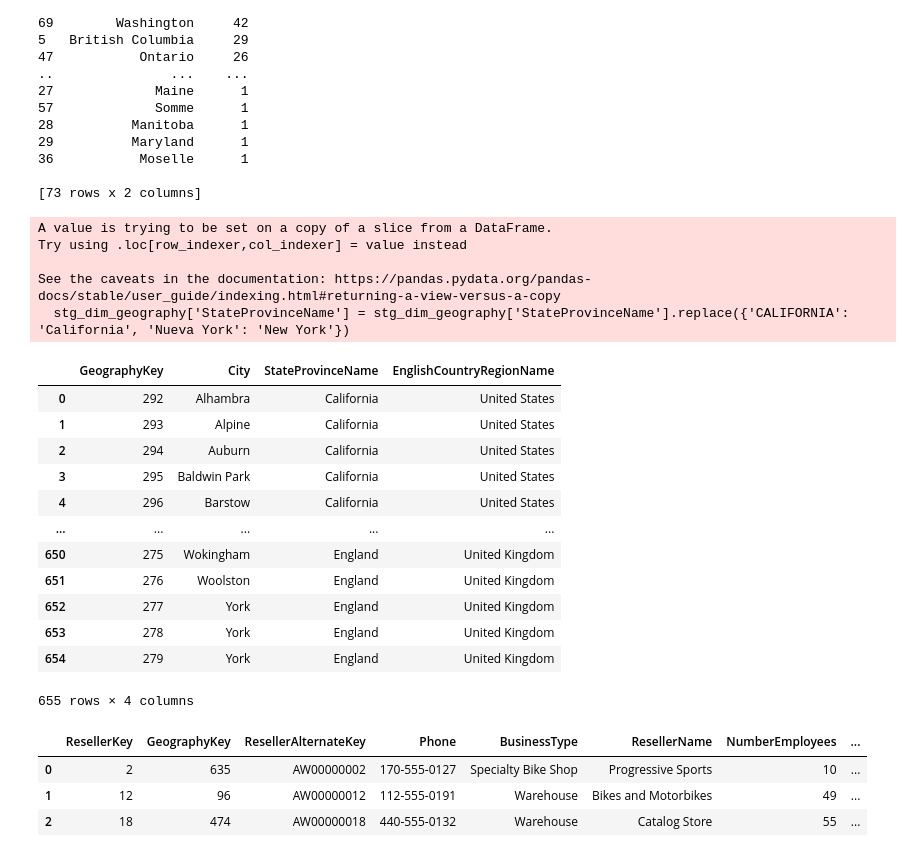
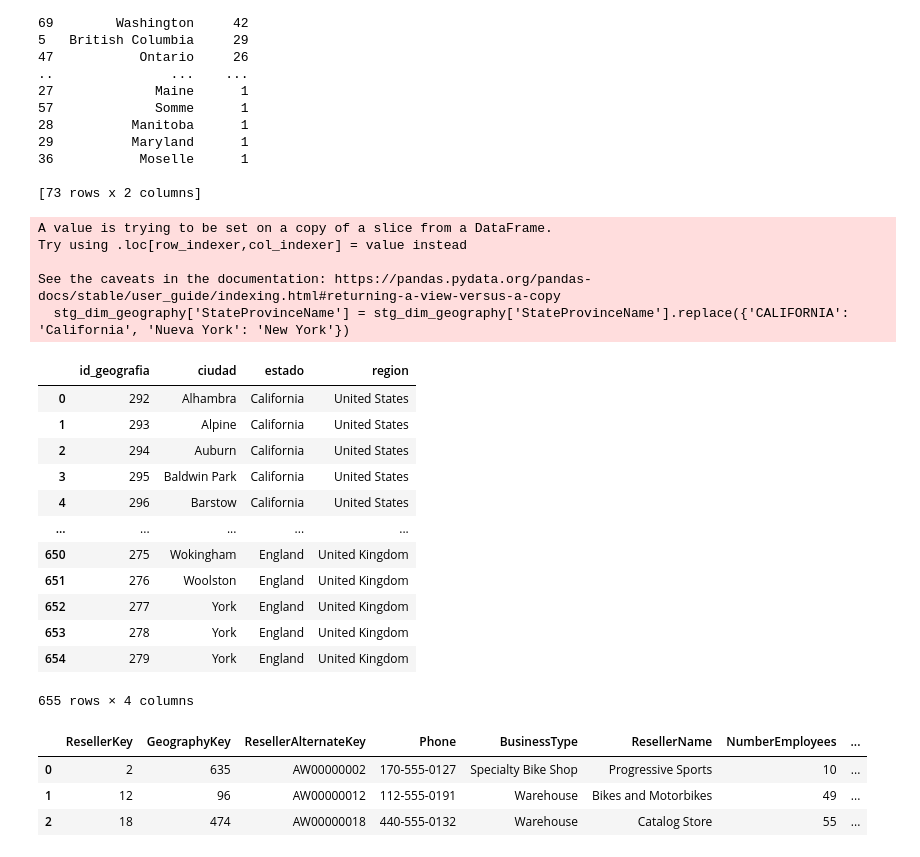
Before and after one commit to ClaudioChavarria/data_preparation_using_python, a Jupyter notebook: exercise_01/exercise_01_solution.ipynb, the cells around one changed output. Saved outputs shown, nothing was run; the diff lists cells and outputs as text; code cells hidden in the pictures.

```diff
--- a/exercise_01/exercise_01_solution.ipynb
+++ b/exercise_01/exercise_01_solution.ipynb
@@ -206,14 +205,15 @@ print(grouped_df)
 [73 rows x 2 columns]
 # %%
 stg_dim_geography['StateProvinceName'] = stg_dim_geography['StateProvinceName'].replace({'CALIFORNIA': 'California', 'Nueva York': 'New York'})
+stg_dim_geography.columns = ['id_geografia', 'ciudad', 'estado', 'region']
 stg_dim_geography
 # %% [output]
 A value is trying to be set on a copy of a slice from a DataFrame.
 Try using .loc[row_indexer,col_indexer] = value instead
 
 See the caveats in the documentation: https://pandas.pydata.org/pandas-docs/stable/user_guide/indexing.html#returning-a-view-versus-a-copy
   stg_dim_geography['StateProvinceName'] = stg_dim_geography['StateProvinceName'].replace({'CALIFORNIA': 'California', 'Nueva York': 'New York'})
-|  | GeographyKey | City | StateProvinceName | EnglishCountryRegionName |
+|  | id_geografia | ciudad | estado | region |
 | 0 | 292 | Alhambra | California | United States |
 | 1 | 293 | Alpine | California | United States |
 | 2 | 294 | Auburn | California | United States |
```
Also changed, not shown: parts of 11 cells of this notebook, 1 other file.
